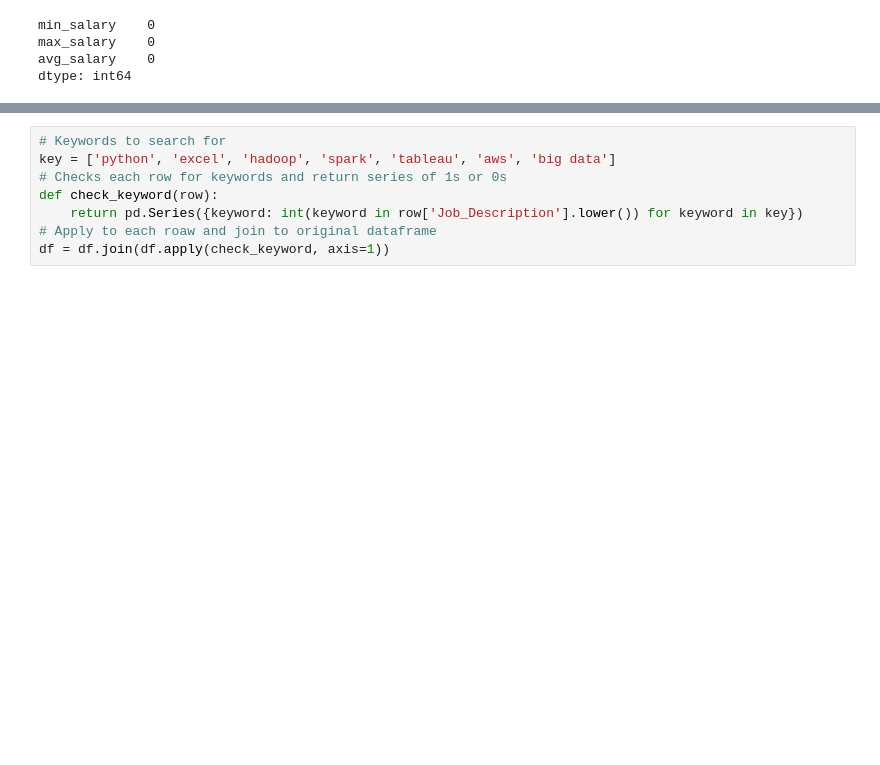
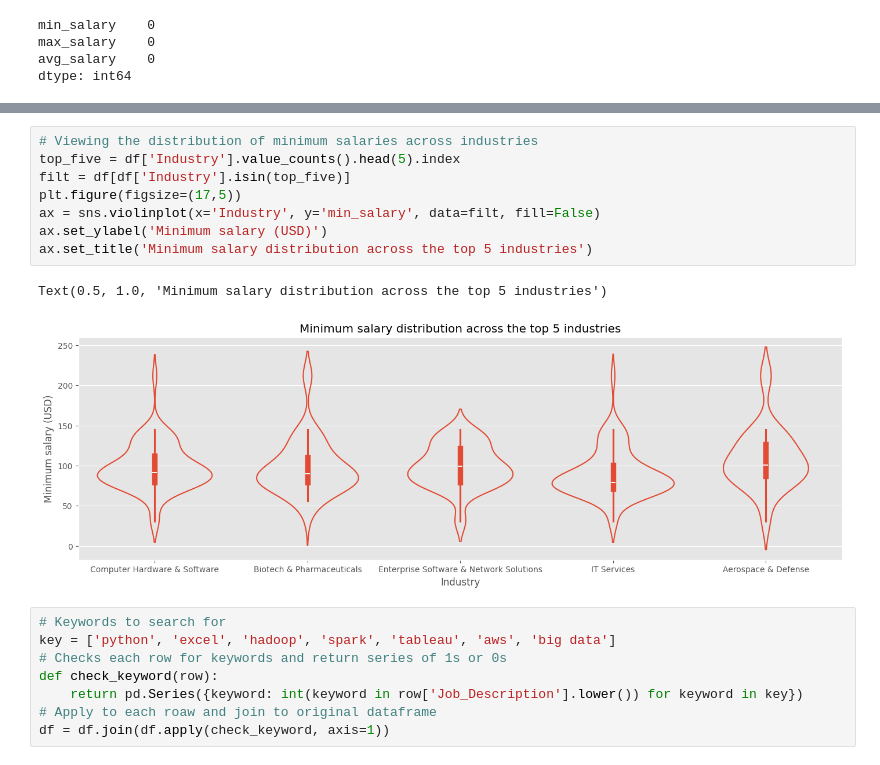
Before and after one commit to AngelX62/Data-Science-Job-Clean, a Jupyter notebook: Data_Science.ipynb, the cells around one changed output, grey strips where cells are left out. Cells and saved outputs as stored; diff of their text form; blank space fills up the shorter version.

```diff
--- a/Data_Science.ipynb
+++ b/Data_Science.ipynb
@@ -364,3 +389,14 @@ plt.subplots_adjust(right=1.2)
+# %%
+# Viewing the distribution of minimum salaries across industries
+top_five = df['Industry'].value_counts().head(5).index
+filt = df[df['Industry'].isin(top_five)]
+plt.figure(figsize=(17,5))
+ax = sns.violinplot(x='Industry', y='min_salary', data=filt, fill=False)
+ax.set_ylabel('Minimum salary (USD)')
+ax.set_title('Minimum salary distribution across the top 5 industries')
+# %% [output]
+Text(0.5, 1.0, 'Minimum salary distribution across the top 5 industries')
+[figure, added]
 # %%
 # Keywords to search for
 key = ['python', 'excel', 'hadoop', 'spark', 'tableau', 'aws', 'big data']
```
Also changed, not shown: parts of 4 cells of this notebook.
